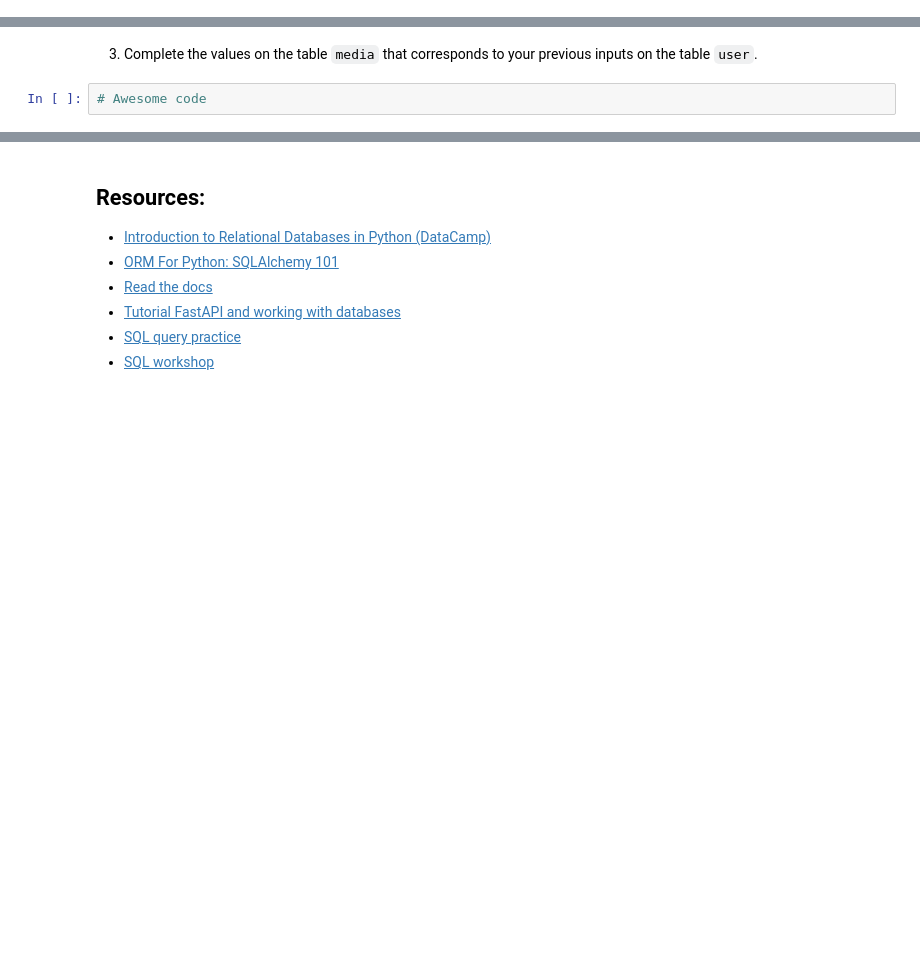
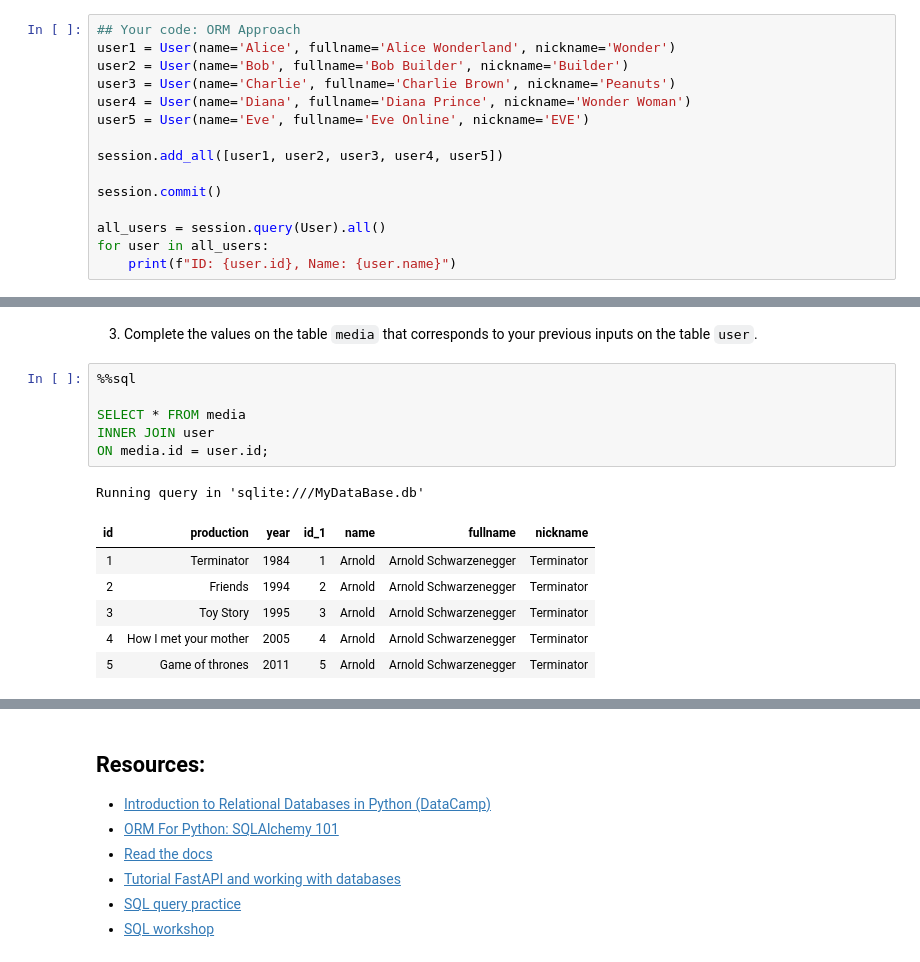
Before and after one commit to Siegfried2021/LGG-Thomas4-Mathieu, a Jupyter notebook: 02-TheHill/DatabasesIntro/01-SQL/03-sql-alchemy.ipynb, the cells around one changed output, grey strips where cells are left out. Saved outputs shown, nothing was run; the diff lists cells and outputs as text; blank space fills up the shorter version.

```diff
--- a/02-TheHill/DatabasesIntro/01-SQL/03-sql-alchemy.ipynb
+++ b/02-TheHill/DatabasesIntro/01-SQL/03-sql-alchemy.ipynb
@@ -149,0 +195,15 @@ To check your information was inserted correctly you can open your database or u
+# %%
+## Your code: ORM Approach
+user1 = User(name='Alice', fullname='Alice Wonderland', nickname='Wonder')
+user2 = User(name='Bob', fullname='Bob Builder', nickname='Builder')
+user3 = User(name='Charlie', fullname='Charlie Brown', nickname='Peanuts')
+user4 = User(name='Diana', fullname='Diana Prince', nickname='Wonder Woman')
+user5 = User(name='Eve', fullname='Eve Online', nickname='EVE')
+
+session.add_all([user1, user2, user3, user4, user5])
+
+session.commit()
+
+all_users = session.query(User).all()
+for user in all_users:
+    print(f"ID: {user.id}, Name: {user.name}")
@@ -212,7 +406,19 @@ SELECT * FROM media;
 # %% [markdown]
 3. Complete the values on the table `media` that corresponds to your previous inputs on the table `user`.
-# %%
-# Awesome code
+# %%
+%%sql
+
+SELECT * FROM media
+INNER JOIN user
+ON media.id = user.id;
+# %% [output]
+Running query in 'sqlite:///MyDataBase.db'
+| id | production | year | id_1 | name | fullname | nickname |
+| 1 | Terminator | 1984 | 1 | Arnold | Arnold Schwarzenegger | Terminator |
+| 2 | Friends | 1994 | 2 | Arnold | Arnold Schwarzenegger | Terminator |
+| 3 | Toy Story | 1995 | 3 | Arnold | Arnold Schwarzenegger | Terminator |
+| 4 | How I met your mother | 2005 | 4 | Arnold | Arnold Schwarzenegger | Terminator |
+| 5 | Game of thrones | 2011 | 5 | Arnold | Arnold Schwarzenegger | Terminator |
 # %% [markdown]
 ### Well done! Now you have more tools as part of your skillset!
 
```
Also changed, not shown: parts of 20 cells of this notebook, 3 other files.
